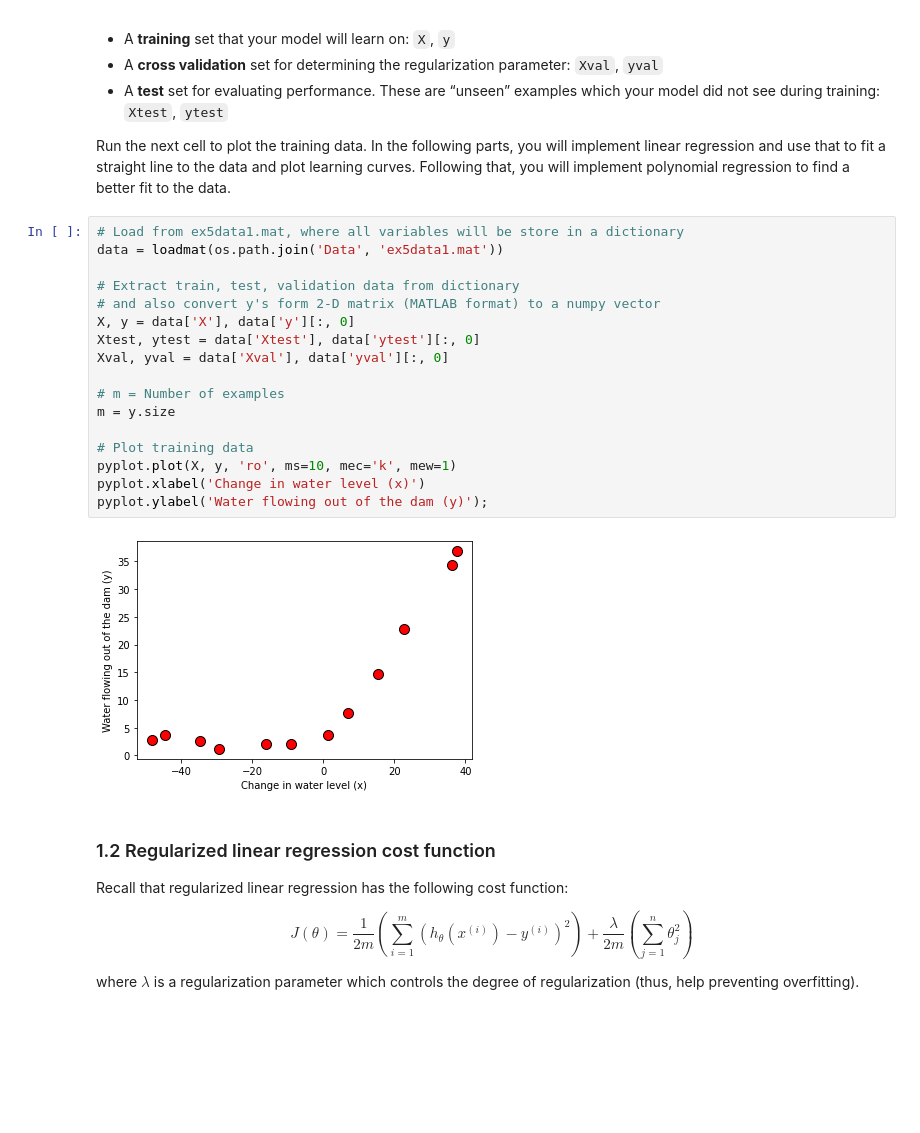
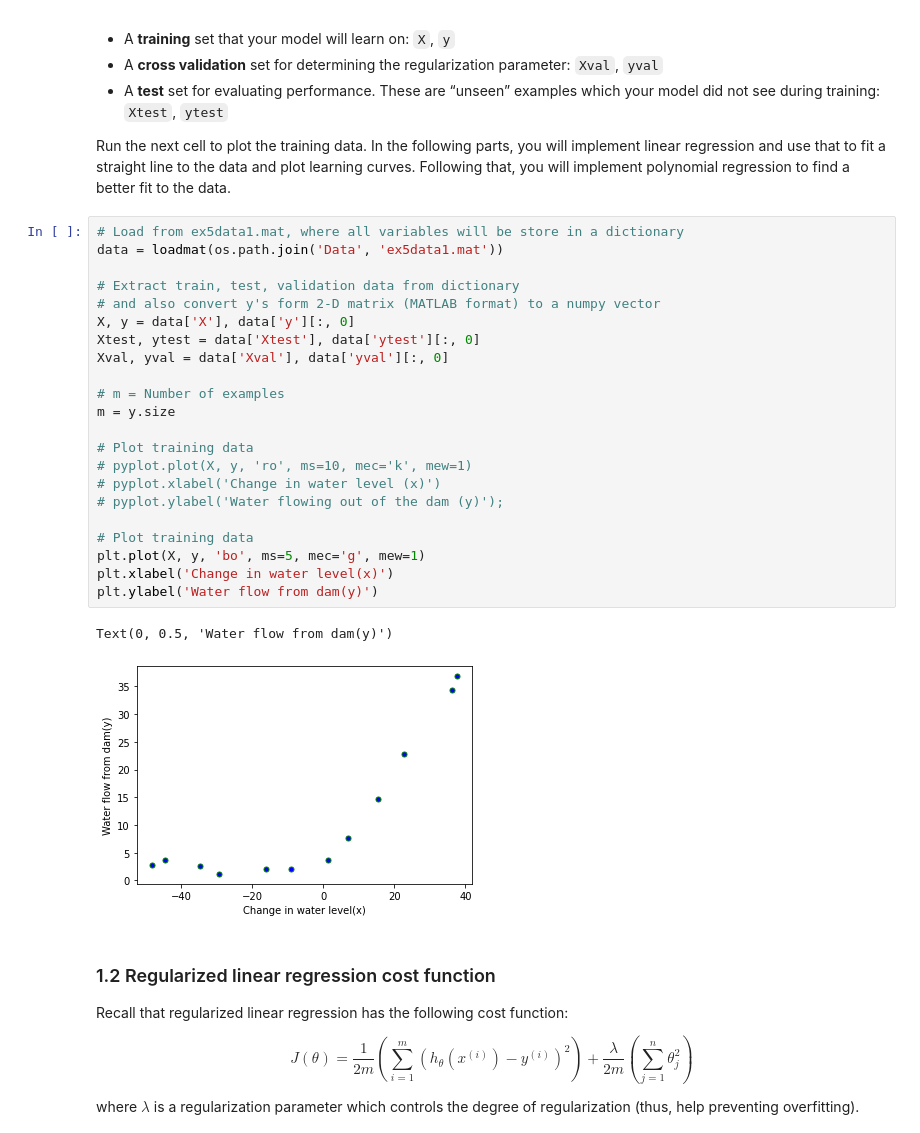
Before and after one commit to waylandsingh/ml-coursera-python-assignments, a Jupyter notebook: Exercise5/exercise5.ipynb, the cells around one changed output. Drawn from its saved outputs; the diff is of its cells as text; blank space fills up the shorter version.

```diff
--- a/Exercise5/exercise5.ipynb
+++ b/Exercise5/exercise5.ipynb
@@ -74,22 +74,28 @@ Run the next cell to plot the training data. In the following parts, you will im
 # %%
 # Load from ex5data1.mat, where all variables will be store in a dictionary
 data = loadmat(os.path.join('Data', 'ex5data1.mat'))
 
 # Extract train, test, validation data from dictionary
 # and also convert y's form 2-D matrix (MATLAB format) to a numpy vector
 X, y = data['X'], data['y'][:, 0]
 Xtest, ytest = data['Xtest'], data['ytest'][:, 0]
 Xval, yval = data['Xval'], data['yval'][:, 0]
 
 # m = Number of examples
 m = y.size
 
 # Plot training data
-pyplot.plot(X, y, 'ro', ms=10, mec='k', mew=1)
-pyplot.xlabel('Change in water level (x)')
-pyplot.ylabel('Water flowing out of the dam (y)');
+# pyplot.plot(X, y, 'ro', ms=10, mec='k', mew=1)
+# pyplot.xlabel('Change in water level (x)')
+# pyplot.ylabel('Water flowing out of the dam (y)');
+
+# Plot training data
+plt.plot(X, y, 'bo', ms=5, mec='g', mew=1)
+plt.xlabel('Change in water level(x)')
+plt.ylabel('Water flow from dam(y)')
 # %% [output]
+Text(0, 0.5, 'Water flow from dam(y)')
-[figure, old version]
+[figure, new version]
 # %% [markdown]
 ### 1.2 Regularized linear regression cost function
 
```
Also changed, not shown: parts of 10 cells of this notebook.
